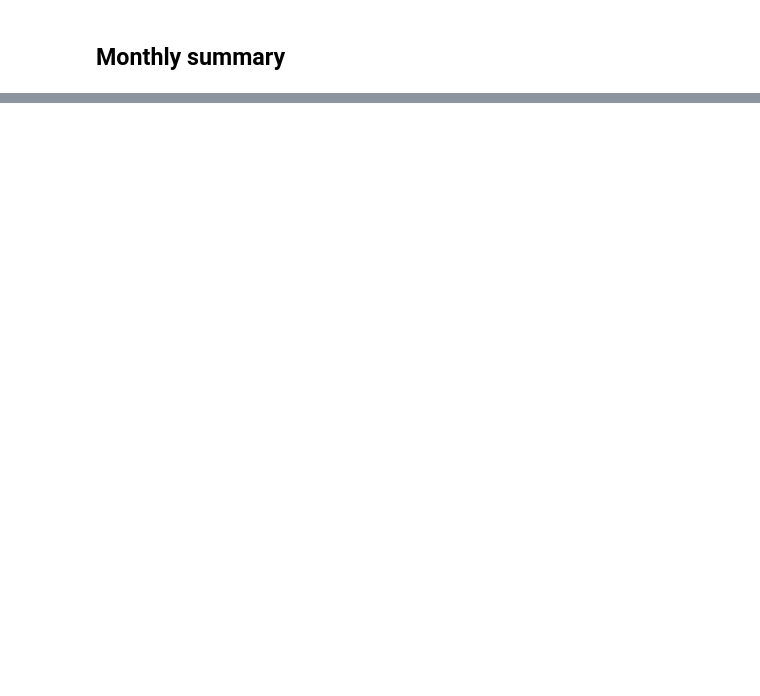
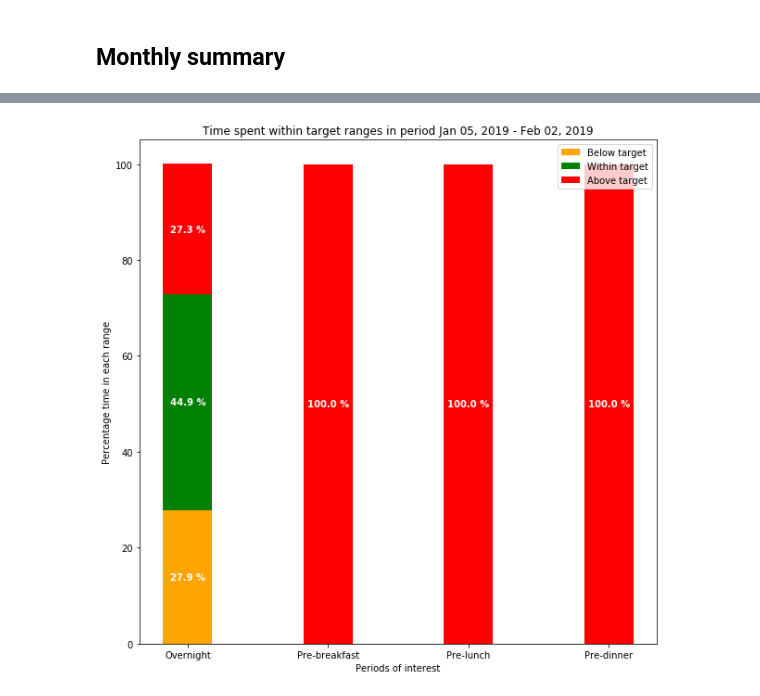
Before and after one commit to dougkelly88/blood-sugar-visualisation, a Jupyter notebook: BG visualisation.ipynb, the cells around one changed output, grey strips where cells are left out. Drawn from its saved outputs; the diff is of its cells as text; code cells hidden in the pictures; blank space fills up the shorter version.

```diff
--- a/BG visualisation.ipynb
+++ b/BG visualisation.ipynb
@@ -72,16 +157,18 @@ ax = bg.plot_long_term_BG(df, startdate, enddate)
 # %%
 time_band_targetses = [];
 time_band_targetses.append(TimeBandTargets());
 time_band_targetses.append(TimeBandTargets(time_band_name='Pre-breakfast',
                                            time_start_end=(7,8),
                                            target_bg=(4.0, 8.0)))
 time_band_targetses.append(TimeBandTargets(time_band_name='Pre-lunch',
                                            time_start_end=(10.5,12),
                                            target_bg=(3.5, 8.0)))
 time_band_targetses.append(TimeBandTargets(time_band_name='Pre-dinner',
                                            time_start_end=(16,18),
                                            target_bg=(3.5, 8.0)))
 
 enddate = datetime.date.today()
-startdate = datetime.date.today() - datetime.timedelta(days=28*3)
+startdate = datetime.date.today() - datetime.timedelta(days=28*1)
 output = bg.percentageTimeInTarget(df, startdate, enddate, time_band_targetses);
+# %% [output]
+[figure, added]
```
Also changed, not shown: parts of 9 cells of this notebook, 2 other files.
